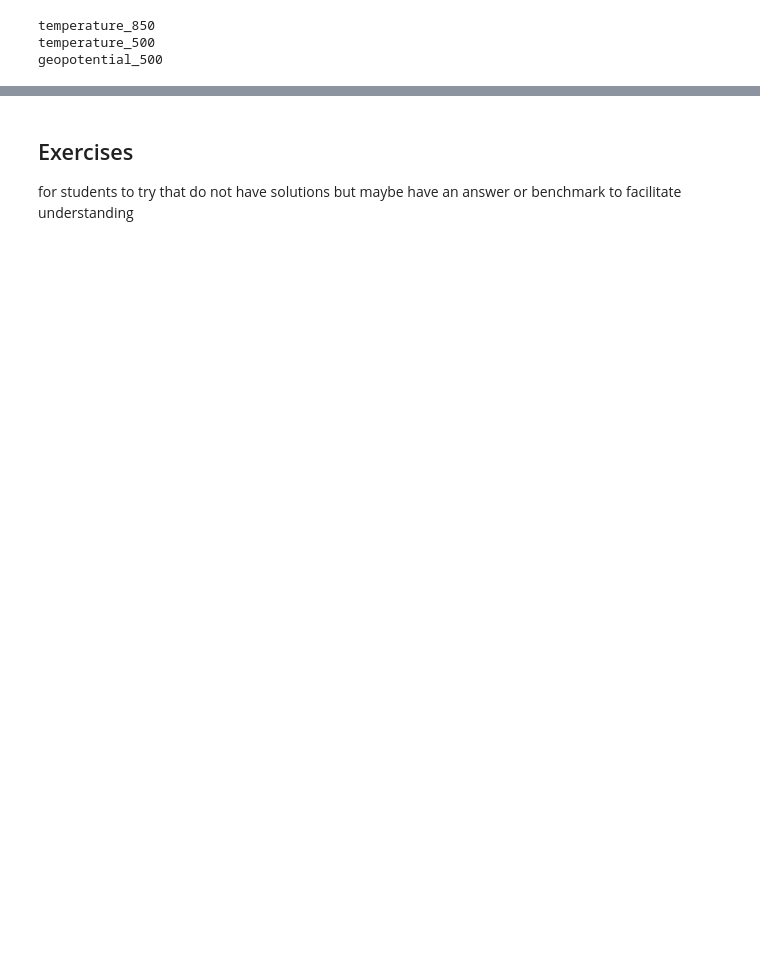
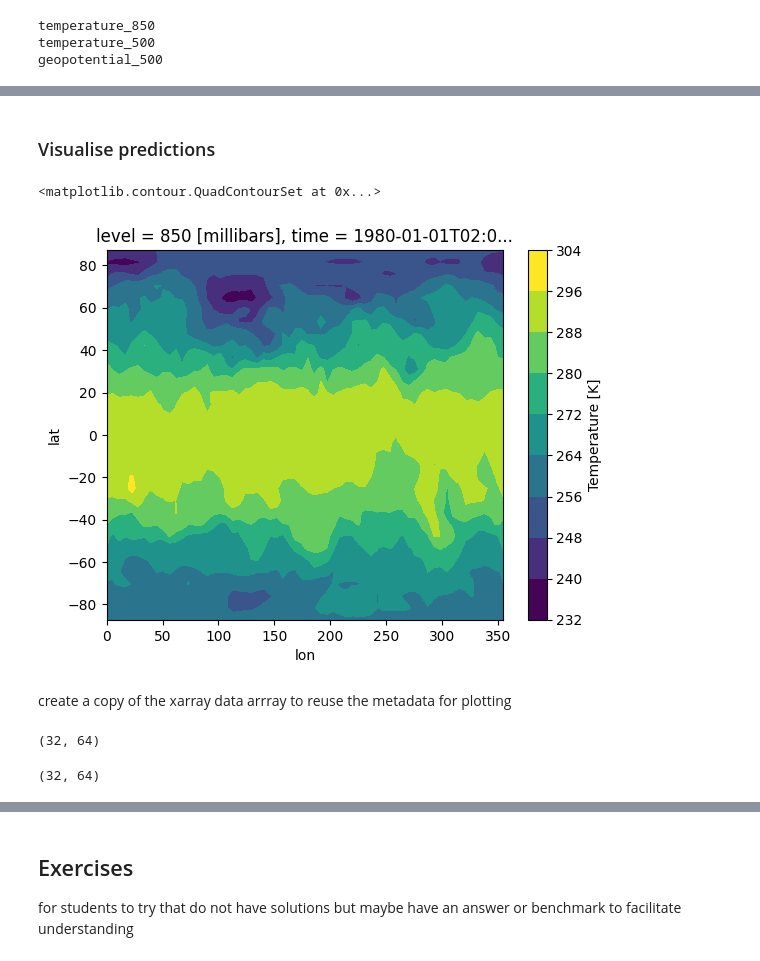
Before and after one commit to MetOffice/ai4c_hackathon, a Jupyter notebook: notebooks/ERA5_autoencoder.ipynb, the cells around one changed output, grey strips where cells are left out. Saved outputs shown, nothing was run; the diff lists cells and outputs as text; code cells hidden in the pictures; blank space fills up the shorter version.

Commit message:
created autoencoder model from era5 to demo gridded data. model currently rubbish!

```diff
--- a/notebooks/ERA5_autoencoder.ipynb
+++ b/notebooks/ERA5_autoencoder.ipynb
@@ -119,5 +126,0 @@ current_var = 'temperature'
-# %%
-pattern = re.compile(current_var + r"_(\d{4})_5\.625deg\.nc")
-files_to_load = [ f1 for f1 in (root_data_dir / resolution_dict[5.625] / current_var).iterdir() if pattern.match(f1.name)]
-temp_ds = xarray.open_mfdataset(files_to_load)
-temp_ds
@@ -174,2 +126,0 @@ history :
-# %%
-ds1 = temp_ds.loc[{'level': [850], 'time': slice(datetime.datetime(1980,1,1,0,0), datetime.datetime(1980,1,6,0,0))}]
@@ -304,9 +145,9 @@ get_rename_dict(ds1, era5_rename_lut)
 # %%
 class WeatherbenchDataset(torch.utils.data.Dataset):
-    def __init__(self, data_dir, time_period, var_dict, resolution_str, is_train=True):
+    def __init__(self, data_dir, time_period, var_dict, resolution_str, is_train=True, stats_dict = {}):
         self._is_train=is_train
 
-        self._stats_dict = {}
+        self._stats_dict = stats_dict
         self._ds_dict = {}
 
         for current_var, pl_list in var_dict.items():
@@ -359,14 +200,20 @@ class WeatherbenchDataset(torch.utils.data.Dataset):
         for (var_name, var_pl), ds1 in self._ds_dict.items():
             # get the time for this index
             selected_time = ds1.time[idx].values
+
+            select_da = ds1[var_name].loc[{'time': selected_time}]
             var_stats = self._stats_dict[(var_name, var_pl)]
-            normal_da = (ds1[var_name].loc[{'time': selected_time}] - var_stats['mean']) / var_stats['std']
+            normal_da = (select_da - var_stats['mean']) / var_stats['std']
+
             predictors_list += [normal_da.to_numpy()]
-
-        # use numpy.stack to compose a numpy array with dimension height x width x channels , which is latitude x longitude x var
+        # deal with idx as a int or a slice consistently
+        if type(idx) == int:
+            stack_axis = 0
+        else:
+            stack_axis=1
         select_array = numpy.stack (
             predictors_list,
-            axis=-1, # so that the channels i.e. variables dimension is the last dimension
+            axis=stack_axis, # so that the channels i.e. variables dimension is the last dimension
         )
         select_tensor = torch.tensor(
             select_array,
@@ -374,7 +221,7 @@ class WeatherbenchDataset(torch.utils.data.Dataset):
         )
         return select_tensor
 # %%
-wb_ds1 = WeatherbenchDataset(weatherbench_dir,
+wb_train_ds = WeatherbenchDataset(weatherbench_dir,
                        (datetime.datetime(1980,1,1,0,0), datetime.datetime(1980,1,5,0,0)),
                        {'temperature': [850, 500], 'geopotential': [500]},
                        resolution_dict[5.625],
@@ -461,0 +423,9 @@ class AutoEncoder(nn.Module):
+# %% [markdown]
+### Visualise predictions
+# %%
+wb_train_ds._ds_dict[('temperature',850)]['temperature'][2].plot.contourf()
+# %% [output]
+<matplotlib.contour.QuadContourSet at 0x...>
+[figure, added]
+# %% [markdown]
+create a copy of the xarray data arrray to reuse the metadata for plotting
@@ -461,0 +436,8 @@ class AutoEncoder(nn.Module):
+# %%
+ .shape
+# %% [output]
+(32, 64)
+# %%
+pred_da.values.shape
+# %% [output]
+(32, 64)
```
Also changed, not shown: parts of 55 cells of this notebook.
